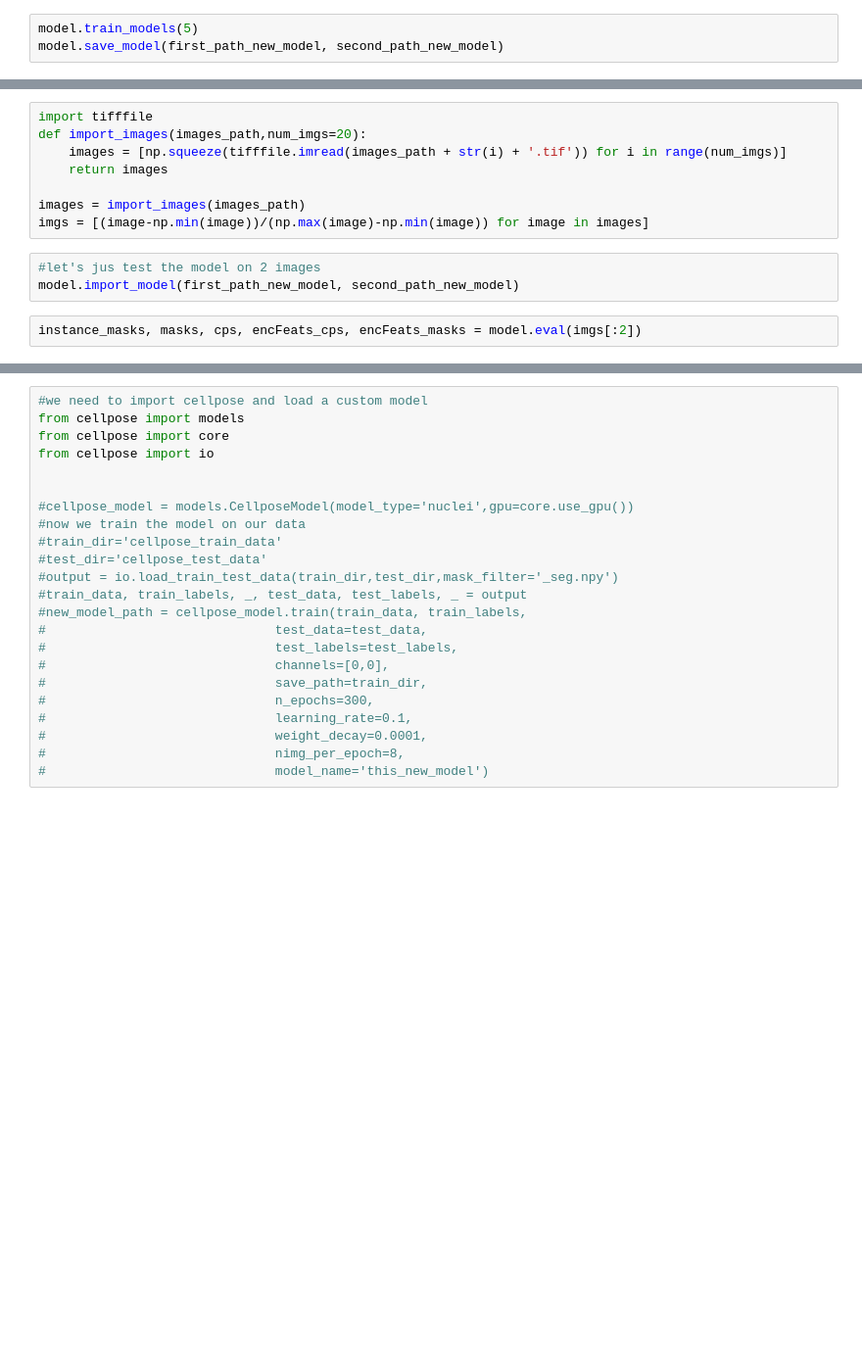
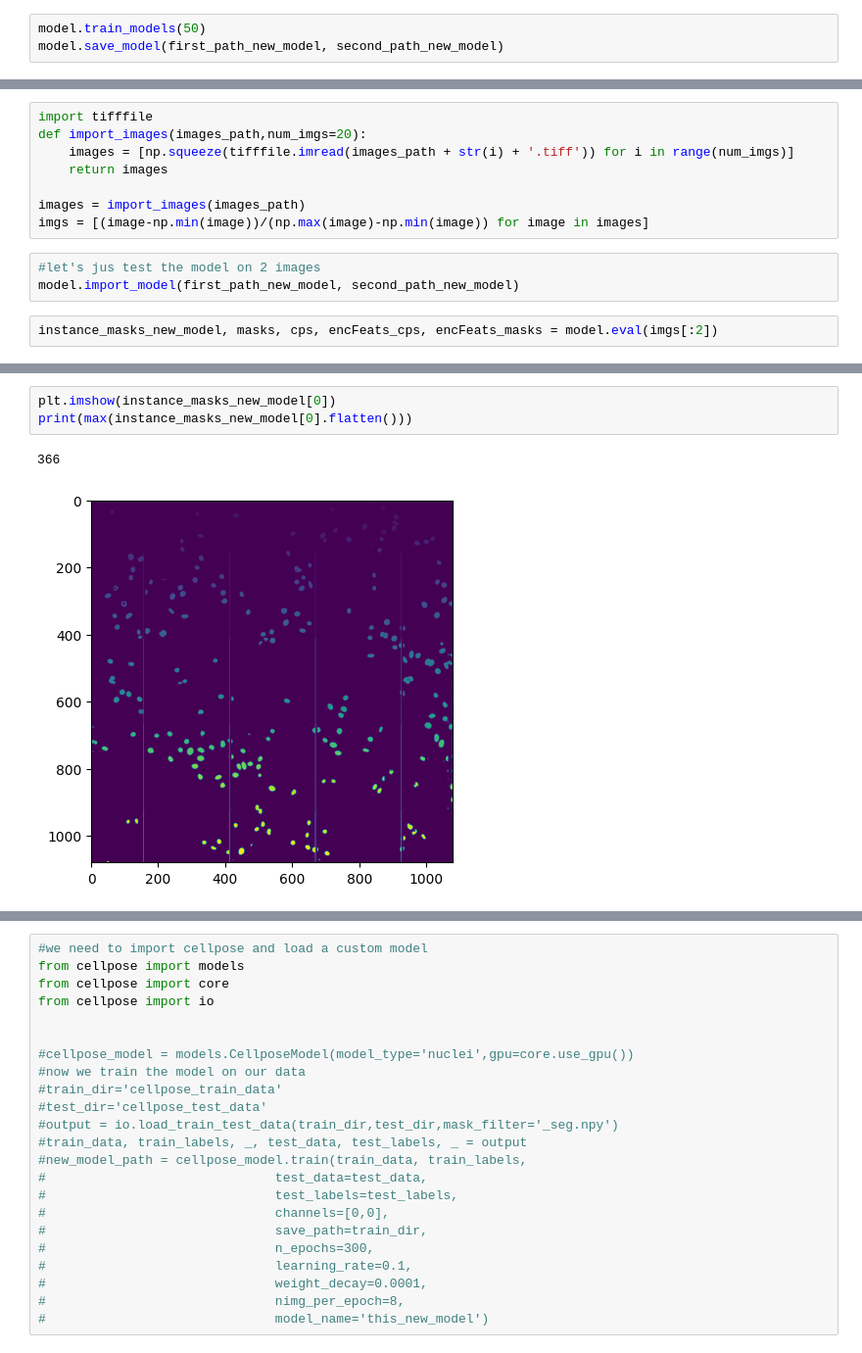
Before and after one commit to rzuberi/u_net_exploration, a Jupyter notebook: making_new_model.ipynb, the cells around one changed output, grey strips where cells are left out. Shown at 98% size. Drawn from its saved outputs; the diff is of its cells as text; blank space fills up the shorter version.

```diff
--- a/making_new_model.ipynb
+++ b/making_new_model.ipynb
@@ -51,5 +51,5 @@ second_path_new_model = os.getcwd() + '/saved_model/mask_model_4'
 # %%
-model.train_models(5)
+model.train_models(50)
 model.save_model(first_path_new_model, second_path_new_model)
 # %% [output]
 [INFO] training the network...
@@ -77,7 +91,7 @@ testing images: 1056
 # %%
 import tifffile
 def import_images(images_path,num_imgs=20):
-    images = [np.squeeze(tifffile.imread(images_path + str(i) + '.tif')) for i in range(num_imgs)]
+    images = [np.squeeze(tifffile.imread(images_path + str(i) + '.tiff')) for i in range(num_imgs)]
     return images
 
 images = import_images(images_path)
@@ -86,7 +100,7 @@ imgs = [(image-np.min(image))/(np.max(image)-np.min(image)) for image in images]
 #let's jus test the model on 2 images
 model.import_model(first_path_new_model, second_path_new_model)
 # %%
-instance_masks, masks, cps, encFeats_cps, encFeats_masks = model.eval(imgs[:2])
+instance_masks_new_model, masks, cps, encFeats_cps, encFeats_masks = model.eval(imgs[:2])
 # %%
 from matplotlib import pyplot as plt
 plt.imshow(instance_masks[0])
@@ -96,0 +111,6 @@ print(max(instance_masks[1].flatten()))
+# %%
+plt.imshow(instance_masks_new_model[0])
+print(max(instance_masks_new_model[0].flatten()))
+# %% [output]
+366
+[figure, added]
```
Also changed, not shown: parts of 8 cells of this notebook, 4 other files.
